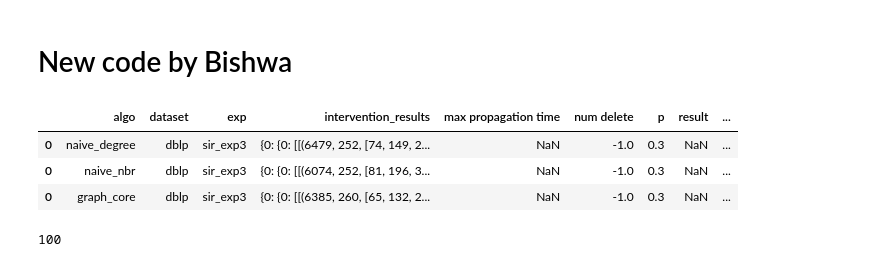
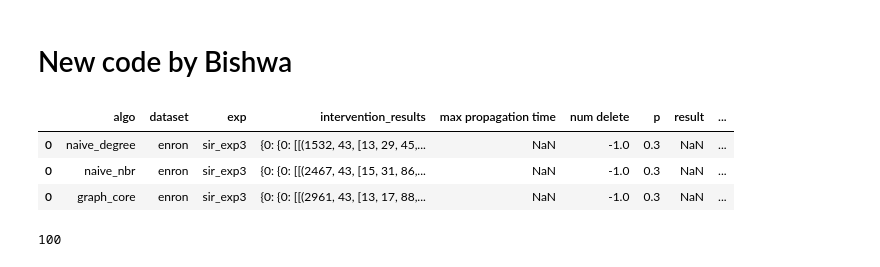
Before and after one commit to toggled/vldbsubmission, a Jupyter notebook: python_src/propagationPlots_bishwa.ipynb, the cells around one changed output. Saved outputs shown, nothing was run; the diff lists cells and outputs as text; code cells hidden in the pictures.

```diff
--- a/python_src/propagationPlots_bishwa.ipynb
+++ b/python_src/propagationPlots_bishwa.ipynb
@@ -744,31 +744,31 @@ output_folder = '../output/'
 fontsize = 24
 labelsize = 20
 # %%
-dataset = "dblp"
+dataset = "enron"
 src = '../output/'
 cols = ['algo', 'dataset', 'exp', 'intervention_results', 'max propagation time', 'num delete', 'p', 'result', 'timestep_results']
 # cols = ['dataset', 'p', 'algo', 'exp', 'result', 'timestep_results', 'intervention_results', 'num delete']
 # cols = ['dataset', 'p', 'algo', 'exp', 'result', 'timestep_results', 'intervention_results']
 
 df_nbr = pd.read_csv(
     src + "propagation_result_recursive_delinner_" + dataset + "_naive_nbr3.csv", header=None)
 df_nbr.columns = cols
 
 df_degree = pd.read_csv(
     src + "propagation_result_recursive_delinner_" + dataset + "_naive_degree3.csv", header=None)
 df_degree.columns = cols
 
 df_graph_core = pd.read_csv(
     src + "propagation_result_recursive_delinner_" + dataset + "_graph_core3.csv", header=None)
 df_graph_core.columns = cols
 
 df = pd.concat([df_degree, df_nbr, df_graph_core])
 df.head(n=10)
 # %% [output]
 |  | algo | dataset | exp | intervention_results | max propagation time | num delete | p | result | ... |
-| 0 | naive_degree | dblp | sir_exp3 | {0: {0: [[(6479, 252, [74, 149, 2... | NaN | -1.0 | 0.3 | NaN | ... |
-| 0 | naive_nbr | dblp | sir_exp3 | {0: {0: [[(6074, 252, [81, 196, 3... | NaN | -1.0 | 0.3 | NaN | ... |
-| 0 | graph_core | dblp | sir_exp3 | {0: {0: [[(6385, 260, [65, 132, 2... | NaN | -1.0 | 0.3 | NaN | ... |
+| 0 | naive_degree | enron | sir_exp3 | {0: {0: [[(1532, 43, [13, 29, 45,... | NaN | -1.0 | 0.3 | NaN | ... |
+| 0 | naive_nbr | enron | sir_exp3 | {0: {0: [[(2467, 43, [15, 31, 86,... | NaN | -1.0 | 0.3 | NaN | ... |
+| 0 | graph_core | enron | sir_exp3 | {0: {0: [[(2961, 43, [13, 17, 88,... | NaN | -1.0 | 0.3 | NaN | ... |
 # %%
 len(literal_eval(df['intervention_results'].iloc[0])[0][0][0])
 # %% [output]
```
Also changed, not shown: parts of 9 cells of this notebook, 1 other file.
